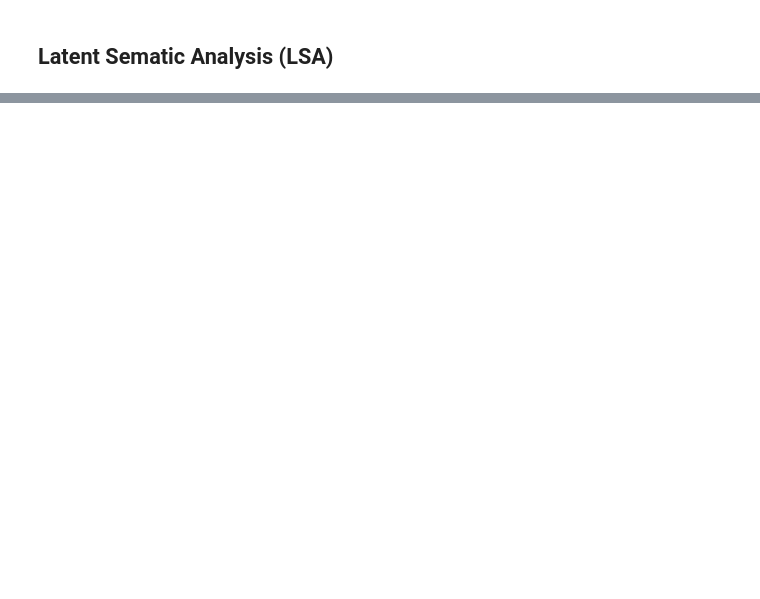
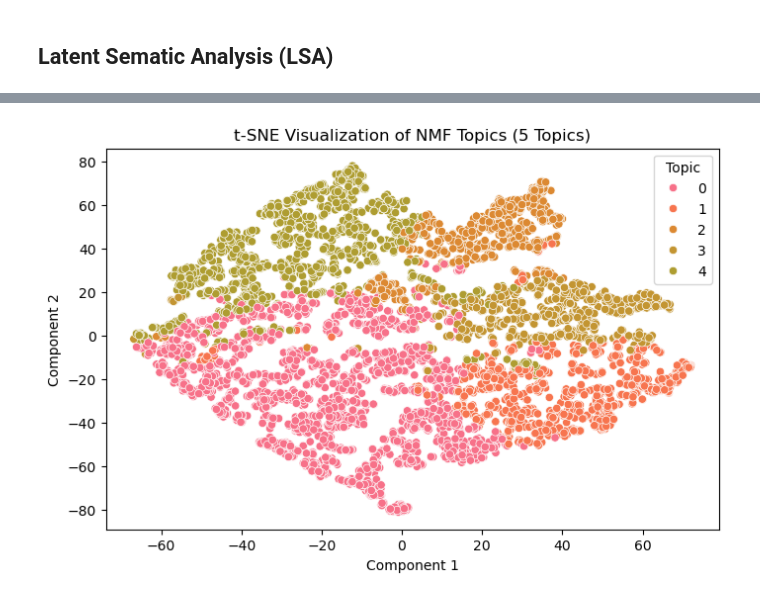
Before and after one commit to garimasc/topic_modeling_songs, a Jupyter notebook: lsa_nmf.ipynb, the cells around one changed output, grey strips where cells are left out. Saved outputs shown, nothing was run; the diff lists cells and outputs as text; code cells hidden in the pictures; blank space fills up the shorter version.

```diff
--- a/lsa_nmf.ipynb
+++ b/lsa_nmf.ipynb
@@ -132,0 +155,20 @@ plot_tsne(nmf_topics, 'NMF')
+# %%
+# Apply t-SNE to the LSA topic matrix
+tsne = TSNE(n_components=2, random_state=0)
+tsne_result = tsne.fit_transform(nmf_topics[5])
+
+# Create a DataFrame for plotting
+df_tsne = pd.DataFrame(tsne_result, columns=['Component 1', 'Component 2'])
+df_tsne['Topic'] = np.argmax(nmf_topics[5], axis=1)
+
+# Plotting
+plt.figure(figsize=(8, 5))
+palette = sns.color_palette("husl", n_topics)
+sns.scatterplot(data=df_tsne, x='Component 1', y='Component 2', hue='Topic', palette=palette, legend='full')
+plt.title('t-SNE Visualization of NMF Topics (5 Topics)')
+plt.xlabel('Component 1')
+plt.ylabel('Component 2')
+plt.legend(title='Topic')
+plt.show()
+# %% [output]
+[figure, added]
```
Also changed, not shown: parts of 7 cells of this notebook, 4 other files.
